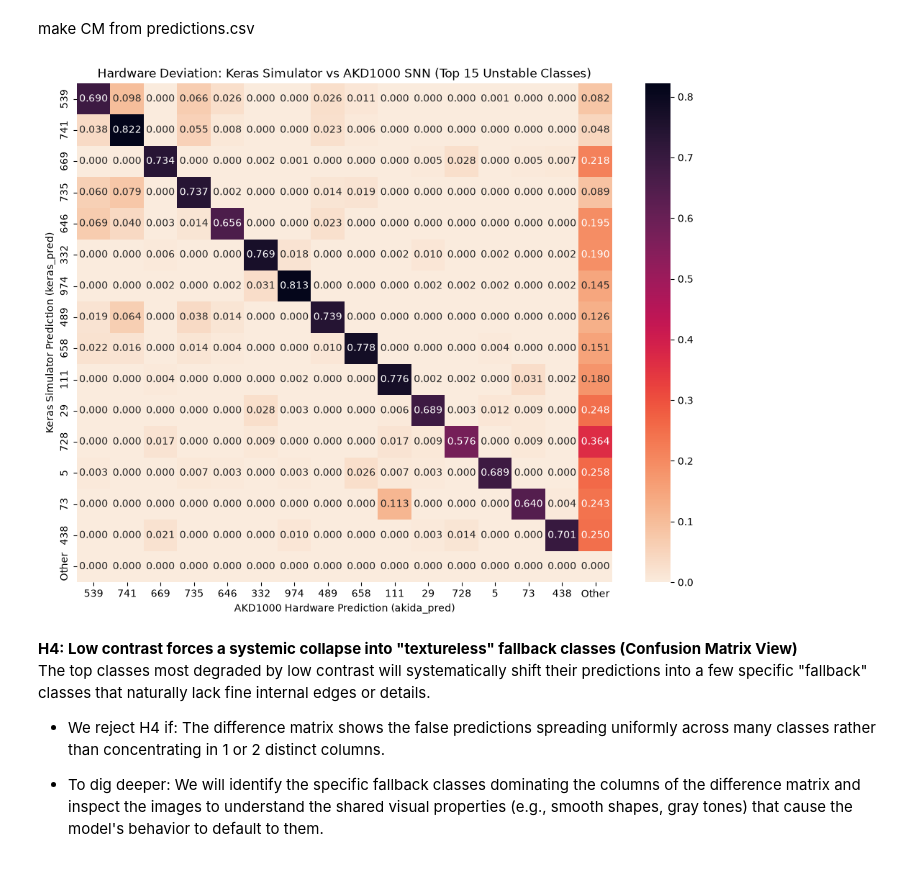
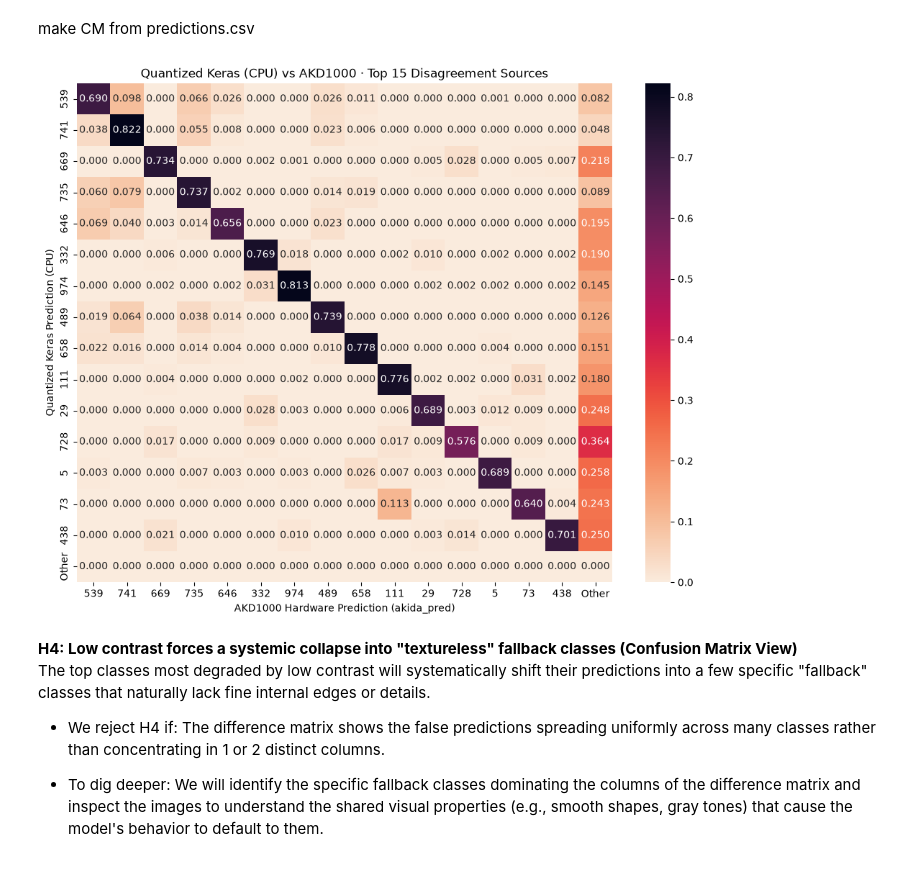
Before and after one commit to Yavmarto/jku-ai-vis-2026, a Jupyter notebook: Phase 1 - No AI/view_confusion.ipynb, the cells around one changed output. Saved outputs shown, nothing was run; the diff lists cells and outputs as text; code cells hidden in the pictures.

```diff
--- a/Phase 1 - No AI/view_confusion.ipynb
+++ b/Phase 1 - No AI/view_confusion.ipynb
@@ -32,14 +32,14 @@ cm = confusion_matrix(df_filtered["keras_pred"], df_filtered["akida_pred"], labe
 # %%
 plt.figure(figsize=(12, 9))
 sns.heatmap(cm, annot=True, fmt=".3f", cmap="rocket_r",
             xticklabels=tick_labels, yticklabels=tick_labels)
-plt.title("Hardware Deviation: Keras Simulator vs AKD1000 SNN (Top 15 Unstable Classes)")
+plt.title("Quantized Keras (CPU) vs AKD1000 · Top 15 Disagreement Sources")
 plt.xlabel("AKD1000 Hardware Prediction (akida_pred)")
-plt.ylabel("Keras Simulator Prediction (keras_pred)")
+plt.ylabel("Quantized Keras Prediction (CPU)")
 plt.savefig("../figures/phase1_human/keras_vs_akida_hardware_shift.png", bbox_inches="tight")
 plt.show()
 # %% [output]
-[figure, old version]
+[figure, new version]
 # %% [markdown]
 **H4: Low contrast forces a systemic collapse into "textureless" fallback classes (Confusion Matrix View)** <br>
 The top classes most degraded by low contrast will systematically shift their predictions into a few specific "fallback" classes that naturally lack fine internal edges or details.
```
Also changed, not shown: 2 other files.
